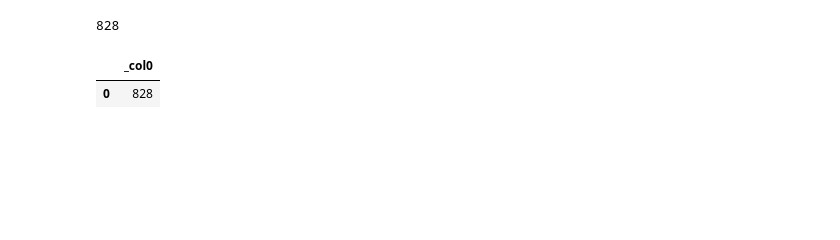
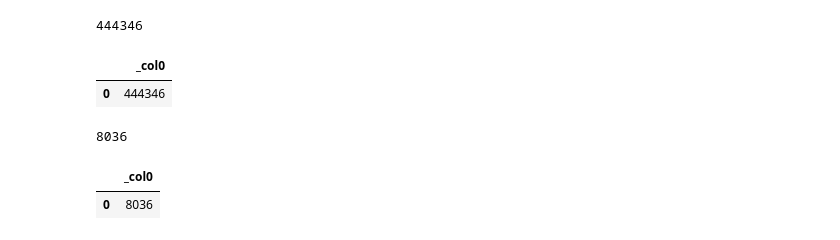
Before and after one commit to fabionf92/igti_edc_desafio_final, a Jupyter notebook: athena_query.ipynb, the cells around one changed output. Cells and saved outputs as stored; diff of their text form; code cells hidden in the pictures; blank space fills up the shorter version.

```diff
--- a/athena_query.ipynb
+++ b/athena_query.ipynb
@@ -7,8 +7,8 @@ from time import sleep
 # %%
 # set s3 buckets
 
-s3_bucket = 's3://datalake-igti-fabio-desafio-mod2/staging-zone/'
-athena_output = 's3://datalake-igti-fabio-desafio-mod2/athena-results/'
+s3_bucket = 's3://datalake-igti-fabio-edc-desafio-final/staging-zone/'
+athena_output = 's3://datalake-igti-fabio-edc-desafio-final/athena-results/'
 # %%
 # create Pandas dataframe
 
@@ -56,7 +56,7 @@ def athena_query(sql, athena_output):
 
     response = client.start_query_execution(
         QueryString = sql,
-        QueryExecutionContext = {'Database': 'edc_mod2_desafio_database'},
+        QueryExecutionContext = {'Database': 'edc_desafio_final_database'},
         ResultConfiguration = {'OutputLocation': athena_output}
     )
 
@@ -123,21 +339,47 @@ results_to_df(query_results(athena_query(sql=sql, athena_output=athena_output)))
+# %%
+# Pergunta 8: Quantos alunos do sexo feminino se autodeclararam pretos?
+
+print(df.loc[((df['TP_SEXO'] == 'F') & (df['TP_COR_RACA'] == 2))].shape[0])
+
+sql = ('''
+
+        SELECT
+            COUNT(*)
+
+        FROM staging_zone
+
+        WHERE
+            TP_SEXO = 'F' AND
+            TP_COR_RACA = 2
+
+
+    ''')
+
+results_to_df(query_results(athena_query(sql=sql, athena_output=athena_output)))
+# %% [output]
+444346
+|  | _col0 |
+| 0 | 444346 |
 # %%
-# Pergunta 4: Quantos estabelecimentos não tem logradouro informado?
+# Pergunta 9: Quantos alunos estrangeiros fizeram o ENEM 2020?
 
-print(df.loc[df['LOGRADOURO'].isnull()].shape[0])
+print(df.loc[df['TP_NACIONALIDADE'] == 3].shape[0])
 
 sql = ('''
 
         SELECT
             COUNT(*)
 
         FROM staging_zone
 
-        WHERE LOGRADOURO IS NULL
+        WHERE
+            TP_NACIONALIDADE = 3
+
 
     ''')
 
 results_to_df(query_results(athena_query(sql=sql, athena_output=athena_output)))
 # %% [output]
-828
+8036
 |  | _col0 |
-| 0 | 828 |
+| 0 | 8036 |
```
Also changed, not shown: parts of 18 cells of this notebook, 1 other file.
